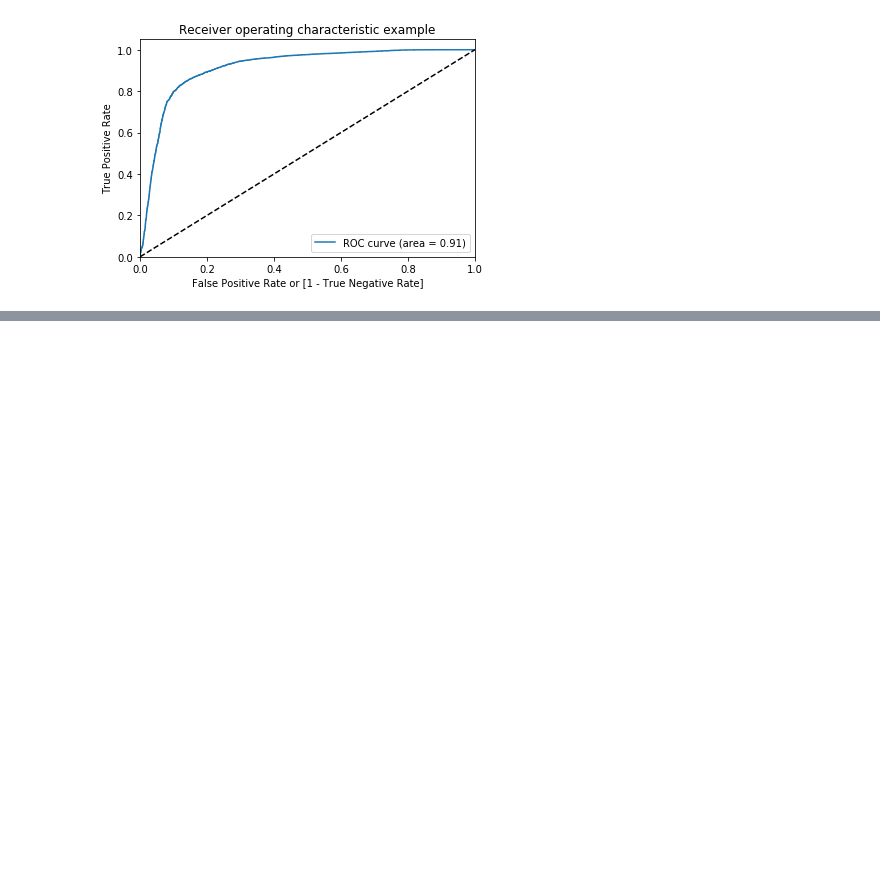
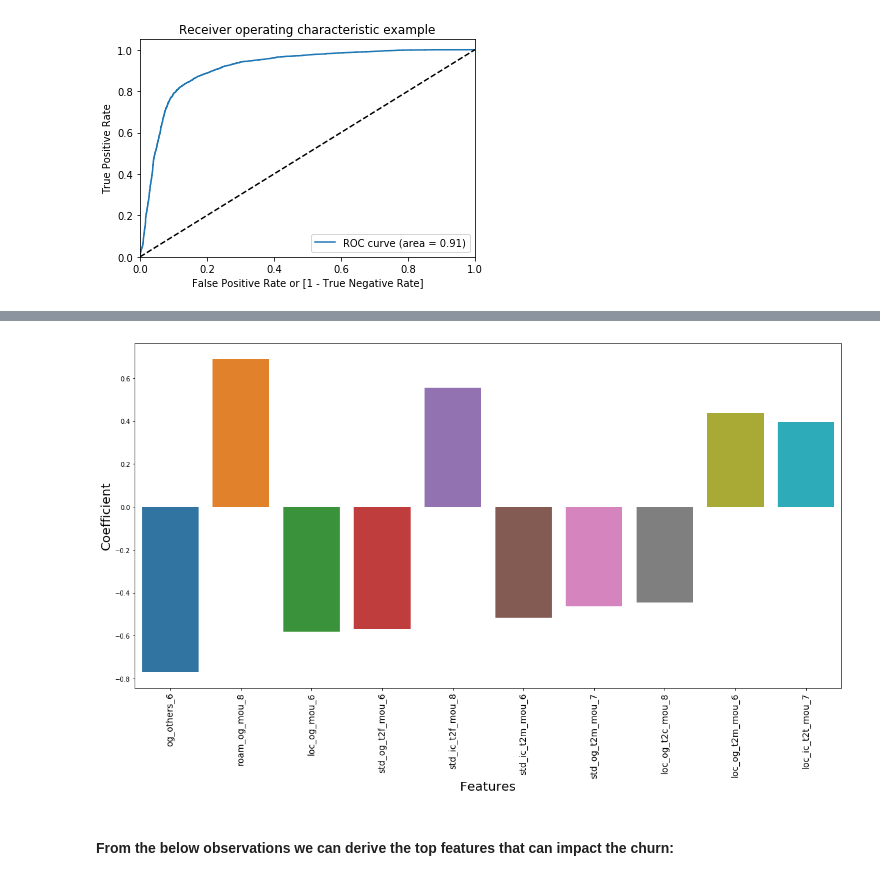
Before and after one commit to iamurali/upgrad_ml_ai, a Jupyter notebook: PCA/telecom_chrun_case_study_PCA.ipynb, the cells around one changed output, grey strips where cells are left out. Cells and saved outputs as stored; diff of their text form; code cells hidden in the pictures; blank space fills up the shorter version.

```diff
--- a/PCA/telecom_chrun_case_study_PCA.ipynb
+++ b/PCA/telecom_chrun_case_study_PCA.ipynb
@@ -964,0 +1160,14 @@ Fitting 5 folds for each of 14112 candidates, totalling 70560 fits
+# %%
+pca_column_frame
+
+plt.figure(figsize=(20, 10))
+top_10_features = pca_column_frame.iloc[(-np.abs(pca_column_frame['sampling_coeff'].values)).argsort()].head(10)
+sns.barplot(x='Feature', y='sampling_coeff', data=top_10_features)
+plt.xlabel('Features', size=20)
+plt.ylabel('Coefficient', size=20)
+plt.xticks(size = 14, rotation='vertical')
+plt.show()
+# %% [output]
+[figure, added]
+# %% [markdown]
+#### From the below observations we can derive the top features that can impact the churn:
```
Also changed, not shown: parts of 80 cells of this notebook, 4 other files.
